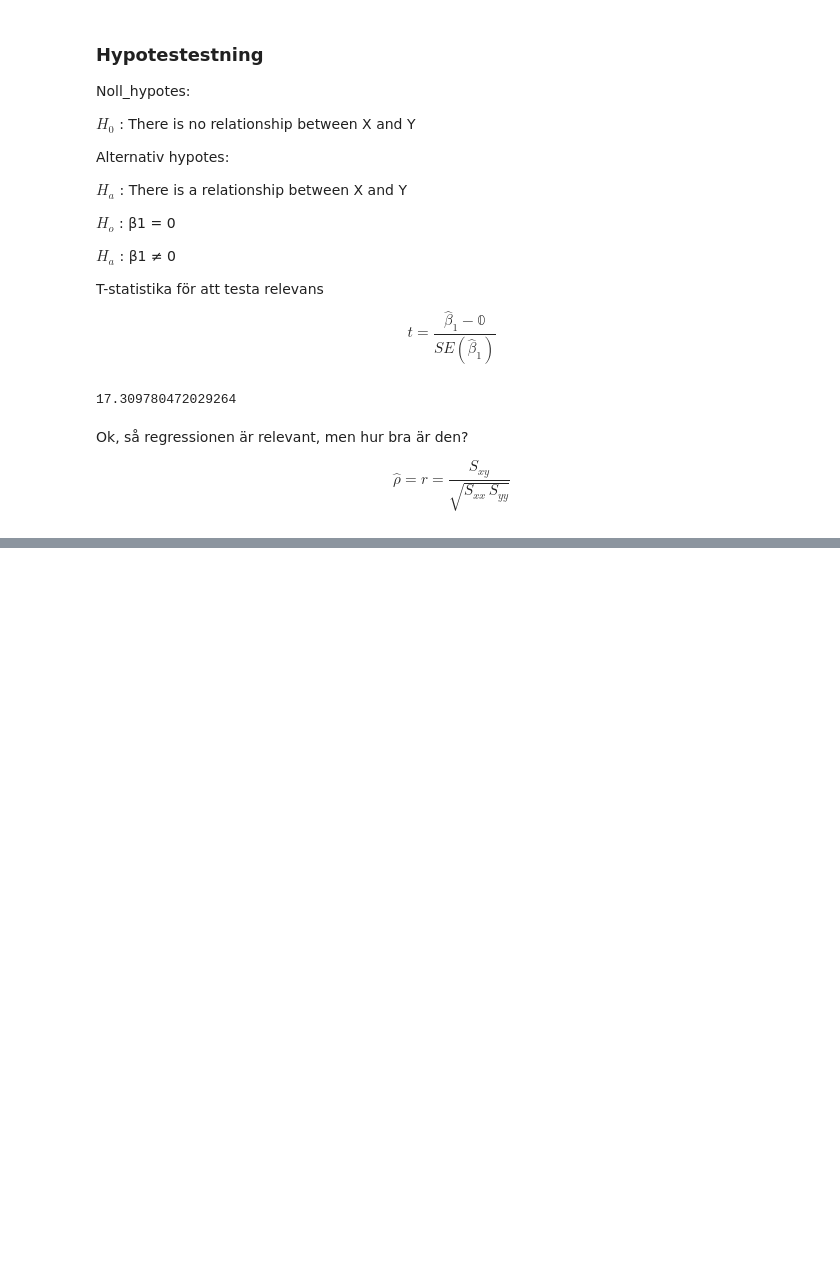
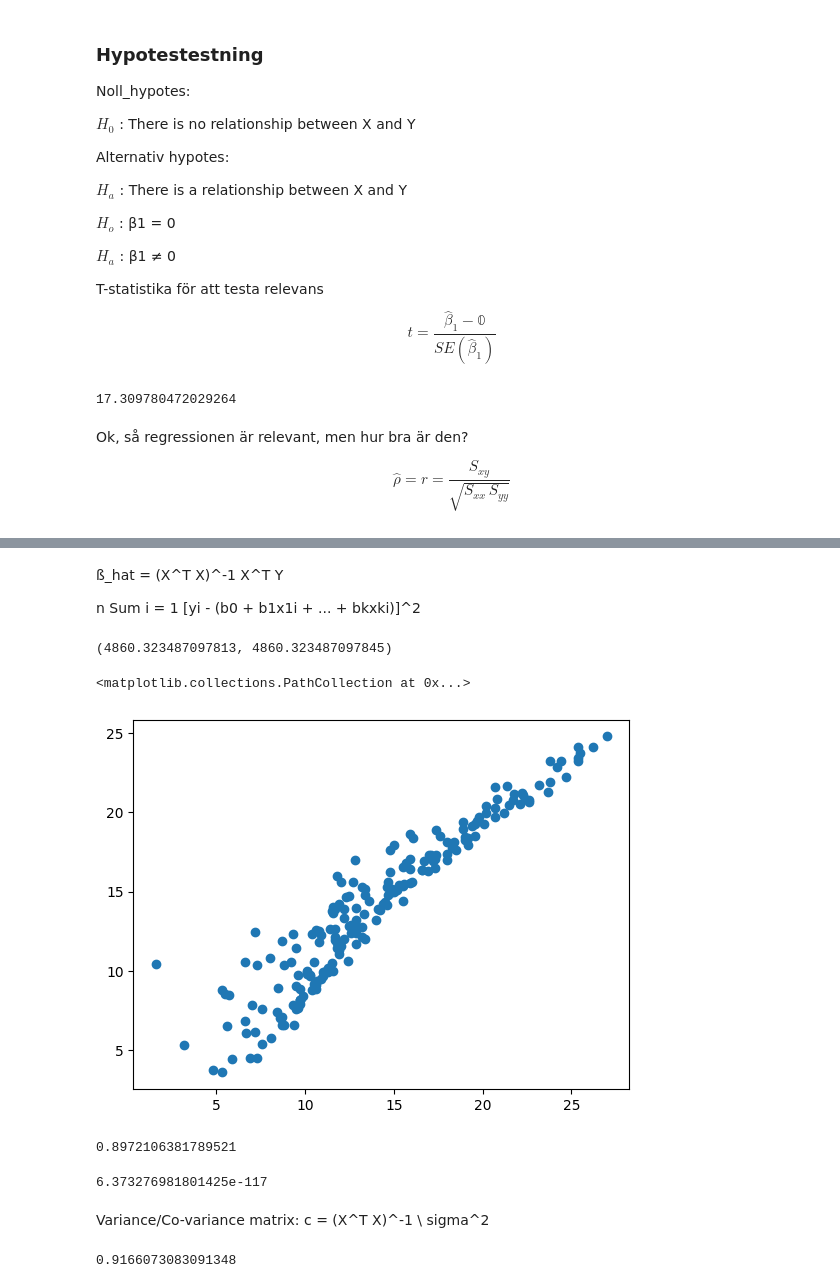
Before and after one commit to AptiDz/statistiska_metoder, a Jupyter notebook: linear_regression.ipynb, the cells around one changed output, grey strips where cells are left out. Cells and saved outputs as stored; diff of their text form; code cells hidden in the pictures; blank space fills up the shorter version.

```diff
--- a/linear_regression.ipynb
+++ b/linear_regression.ipynb
@@ -216,0 +223,7 @@ Beräkning av r och R^2 i flera steg: 0.7983953520754693 och r^2 = 0.63743513821
+# %%
+import pandas as pd
+
+data_path = "C:/Source/AI och Maskinlära 2024 YH/statistiska_metoder/ALL CSV FILES - 2nd Edition/"
+
+adv = pd.read_csv(data_path+"Advertising.csv", index_col=0)
+adv.head()
@@ -216,0 +237,5 @@ Beräkning av r och R^2 i flera steg: 0.7983953520754693 och r^2 = 0.63743513821
+# %%
+import numpy as np
+Y = adv["sales"]
+X = np.column_stack([np.ones(Y.shape[0]), adv["TV"], adv["radio"], adv["newspaper"]])
+X
@@ -216,0 +260,53 @@ Beräkning av r och R^2 i flera steg: 0.7983953520754693 och r^2 = 0.63743513821
+# %% [markdown]
+ß_hat = (X^T X)^-1 X^T Y
+
+n Sum i = 1 [yi - (b0 + b1x1i + ... + bkxki)]^2
+# %%
+b = np.linalg.pinv(X.T @ X) @ X.T @ Y
+k = len(b)-1
+n = Y.shape[0]
+SSE = np.sum(np.square(Y - (X @ b)))
+var = SSE/(n - k -1)
+S = np.sqrt(var)
+Syy = (n*np.sum(np.square(Y)) - np.square(np.sum(Y)))/n
+SSR = Syy - SSE
+# SSE = Syy - SSR
+SSR2 = (n*np.sum(b*(X.T @ Y)) - (np.square(np.sum(Y))))/n
+SSR, SSR2
+# %% [output]
+(4860.323487097813, 4860.323487097845)
+# %%
+import matplotlib.pyplot as plt
+
+plt.scatter(Y, X @ b)
+# %% [output]
+<matplotlib.collections.PathCollection at 0x...>
+[figure, added]
+# %%
+Rsq = SSR/Syy
+
+Rsq
+# Choose 90 % as confidence level.
+# %% [output]
+0.8972106381789521
+# %%
+import scipy.stats as stats
+# H0: all ß = 0
+sig_statistic = (SSR/k)/S
+p_significance = stats.f.sf(sig_statistic, k, n - k - 1)
+p_significance
+# We reject the null-hypothesis, regression IS significant
+# %% [output]
+6.373276981801425e-117
+# %% [markdown]
+Variance/Co-variance matrix:
+c = (X^T X)^-1 \ sigma^2
+# %%
+c = np.linalg.pinv(X.T@X)*var
+
+# H0: b3 is irrelevant, b3 = 0
+b3_statistic = b[3] / (S*np.sqrt(c[3, 3]))
+p_b3 = 2*min(stats.t.cdf(b3_statistic, n-k-1), stats.t.sf(b3_statistic, n-k-1))
+p_b3
+# %% [output]
+0.9166073083091348
```
Also changed, not shown: parts of 4 cells of this notebook, 1 other file.
